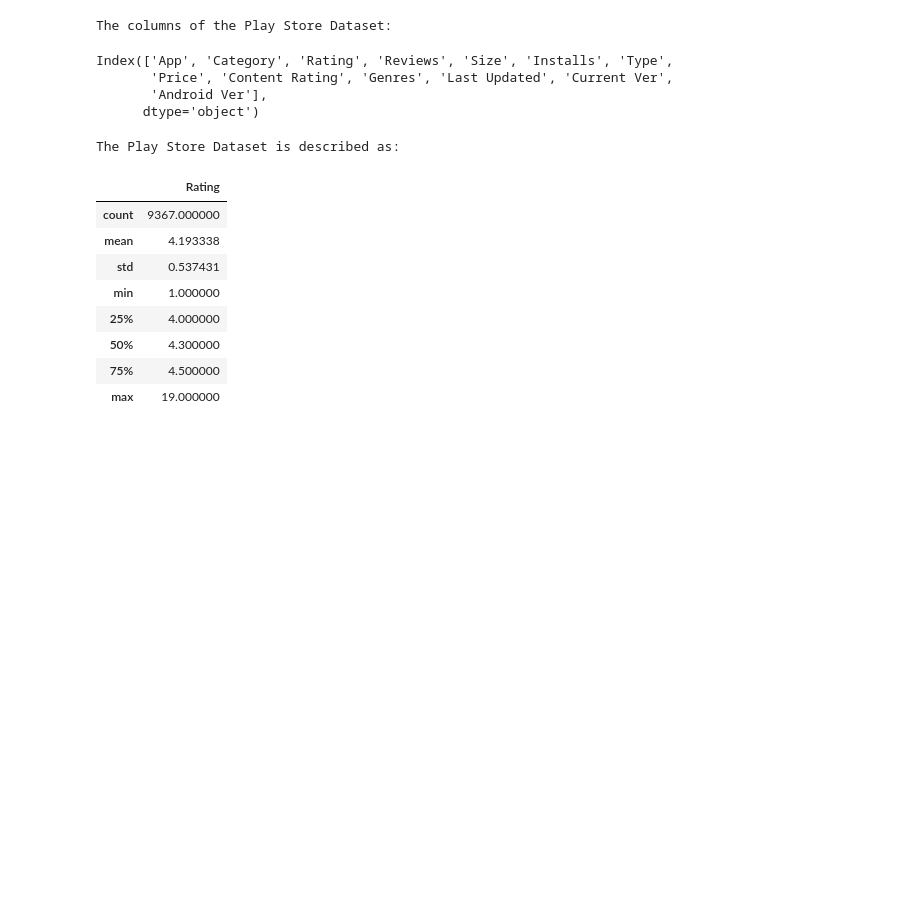
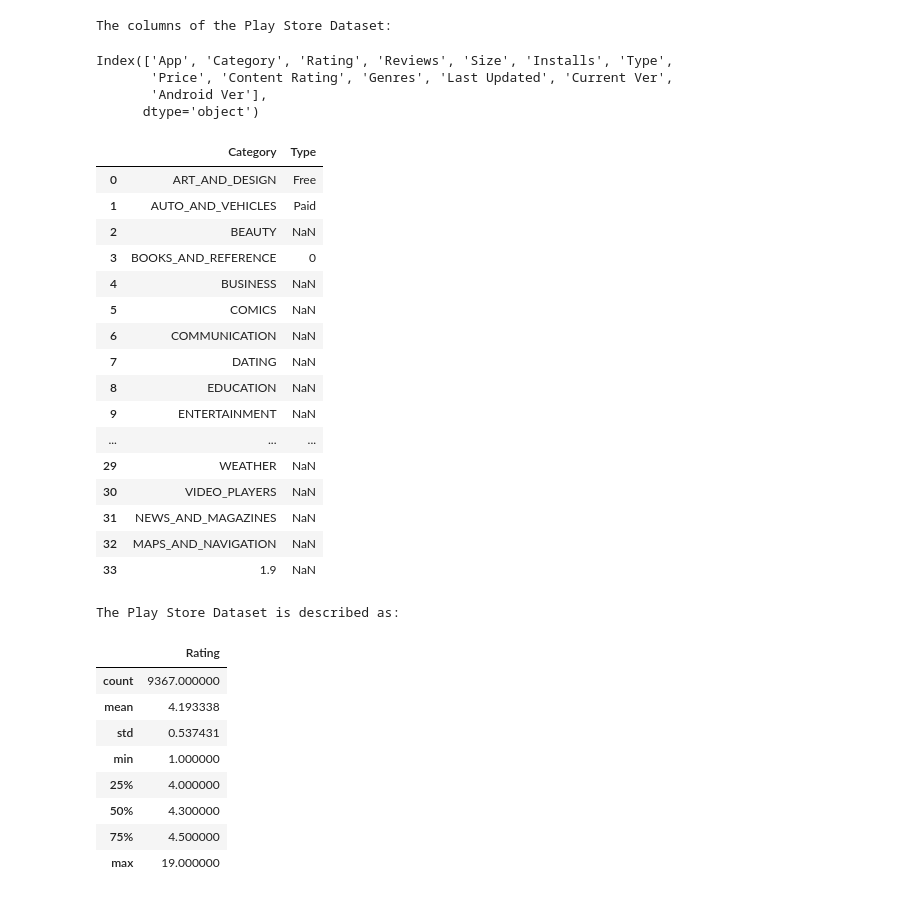
Before and after one commit to dipankarsahu1000/Play-Store-App-Review-Analysis, a Jupyter notebook: Play_Store_App_Review_Analysis.ipynb, the cells around one changed output. Saved outputs shown, nothing was run; the diff lists cells and outputs as text; code cells hidden in the pictures; blank space fills up the shorter version.

```diff
--- a/Play_Store_App_Review_Analysis.ipynb
+++ b/Play_Store_App_Review_Analysis.ipynb
@@ -290,6 +291,28 @@ Index(['App', 'Category', 'Rating', 'Reviews', 'Size', 'Installs', 'Type',
        'Price', 'Content Rating', 'Genres', 'Last Updated', 'Current Ver',
        'Android Ver'],
       dtype='object')
+# %%
+cat = pd.Series(ps_df['Category'].unique(), name = 'Category')
+tip = pd.Series(ps_df['Type'].unique(), name = 'Type')
+pd.concat([cat, tip], axis = 1)
+# %% [output]
+|  | Category | Type |
+| 0 | ART_AND_DESIGN | Free |
+| 1 | AUTO_AND_VEHICLES | Paid |
+| 2 | BEAUTY | NaN |
+| 3 | BOOKS_AND_REFERENCE | 0 |
+| 4 | BUSINESS | NaN |
+| 5 | COMICS | NaN |
+| 6 | COMMUNICATION | NaN |
+| 7 | DATING | NaN |
+| 8 | EDUCATION | NaN |
+| 9 | ENTERTAINMENT | NaN |
+| ... | ... | ... |
+| 29 | WEATHER | NaN |
+| 30 | VIDEO_PLAYERS | NaN |
+| 31 | NEWS_AND_MAGAZINES | NaN |
+| 32 | MAPS_AND_NAVIGATION | NaN |
+| 33 | 1.9 | NaN |
 # %%
 # Play Store Dataset Describe
 print(BOLD + YELLOW + "The Play Store Dataset is described as:" + RESET)
```
Also changed, not shown: parts of 16 cells of this notebook.
